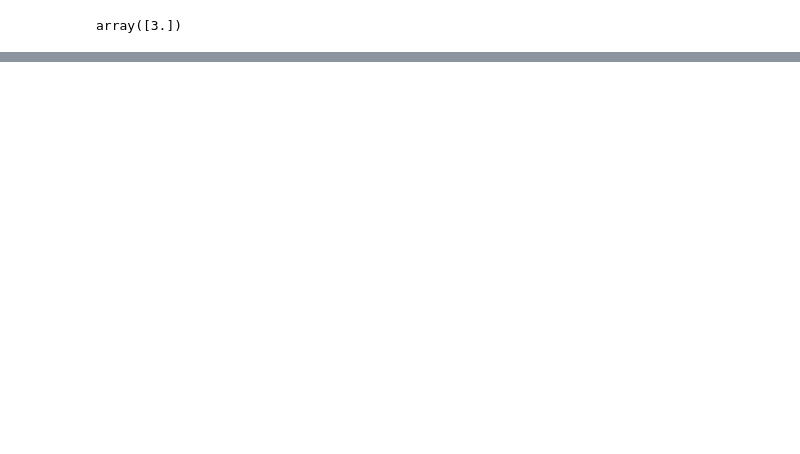
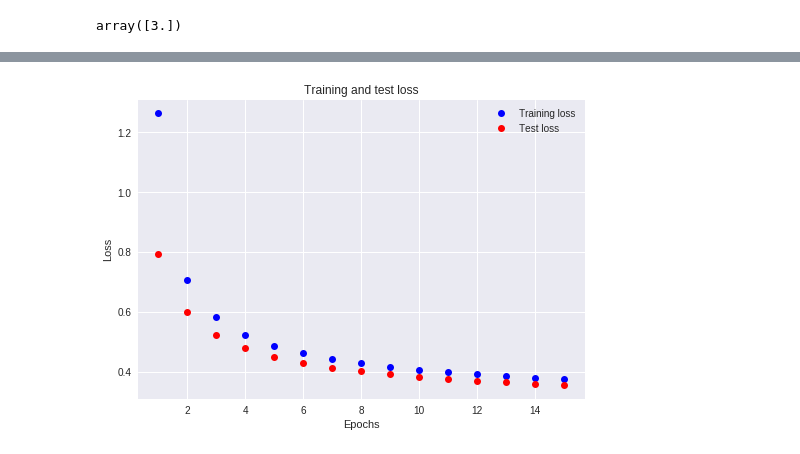
Before and after one commit to gshah8/UCF, a Jupyter notebook: Machine_Learning/HW1.ipynb, the cells around one changed output, grey strips where cells are left out. Cells and saved outputs as stored; diff of their text form; code cells hidden in the pictures; blank space fills up the shorter version.

```diff
--- a/Machine_Learning/HW1.ipynb
+++ b/Machine_Learning/HW1.ipynb
@@ -523,0 +550,8 @@ train_images_f_cc.shape
+# %%
+from keras import models
+from keras import layers
+
+network = models.Sequential()
+#network.add(layers.Dense(28*28, activation='relu', input_shape=(28 * 28,)))
+network.add(layers.Dense(10, activation='softmax',input_shape=(28 * 28+1,)))
+network.summary()
@@ -523,0 +568,11 @@ train_images_f_cc.shape
+# %%
+network.compile(optimizer='sgd',
+                loss='categorical_crossentropy',
+                metrics=['accuracy'])
+# %%
+epochs = 15
+history = network.fit(train_images_f_cc,
+                      train_labels,
+                      epochs=epochs,
+                      batch_size=128,
+                      validation_data=(test_images_f_cc, test_labels))
@@ -523,0 +597,15 @@ train_images_f_cc.shape
+# %%
+history_dict = history.history
+loss_values = history_dict['loss']
+test_loss_values = history_dict['val_loss']
+epochs_range = range(1, epochs + 1)
+# %%
+plt.plot(epochs_range, loss_values, 'bo', label='Training loss')
+plt.plot(epochs_range, test_loss_values, 'ro', label='Test loss')
+plt.title('Training and test loss')
+plt.xlabel('Epochs')
+plt.ylabel('Loss')
+plt.legend()
+plt.show()
+# %% [output]
+[figure, added]
```
Also changed, not shown: parts of 11 cells of this notebook.
